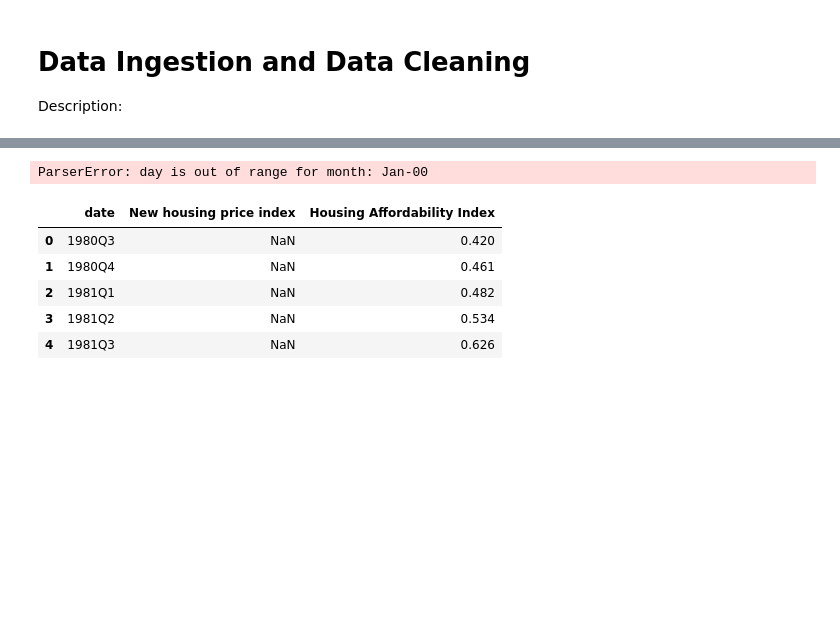
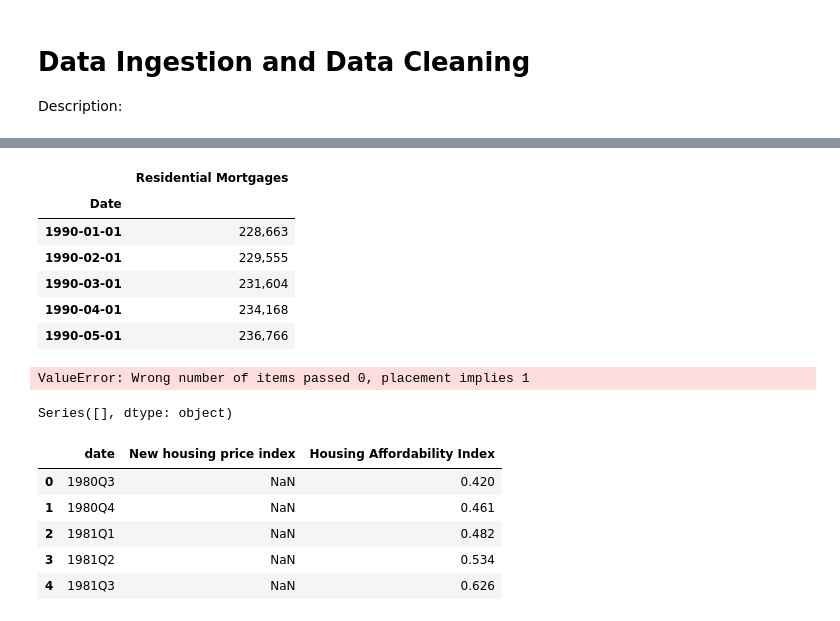
Before and after one commit to benjaminweymouth/Housing-Market-Forecasting-Time-Series-Analysis, a Jupyter notebook: Python Code/Qualitative_Multivariate Time Series.ipynb, the cells around one changed output, grey strips where cells are left out. Cells and saved outputs as stored; diff of their text form; code cells hidden in the pictures; blank space fills up the shorter version.

```diff
--- a/Python Code/Qualitative_Multivariate Time Series.ipynb
+++ b/Python Code/Qualitative_Multivariate Time Series.ipynb
@@ -121,25 +126,38 @@ Name: Date, dtype: bool
 # %%
 # Reset date column as index and rename main column
-res_mortgage_transp = res_mortgage_transp.set_index('Date')
-res_mortgage_transp = res_mortgage_transp.rename(columns={'Residential mortgages 14': 'Residential Mortgages'})
-res_mortgage_transp.head()
+#df_Residential_mortgages = df_Residential_mortgages.set_index('Date')
+df_Residential_mortgages = df_Residential_mortgages.rename(columns={'Residential mortgages 14': 'Residential Mortgages'})
+df_Residential_mortgages.head()
+# %% [output]
+|  | Residential Mortgages |
+| Date |  |
+| 1990-01-01 | 228,663 |
+| 1990-02-01 | 229,555 |
+| 1990-03-01 | 231,604 |
+| 1990-04-01 | 234,168 |
+| 1990-05-01 | 236,766 |
 # %%
 # Convert daily data to monthly through the resample function
+df_Residential_mortgages.index = pd.to_datetime(df_Residential_mortgages.index)
+df_Residential_mortgages_index = df_Residential_mortgages.resample('1Q').mean().tail()
+#df_Residential_mortgages.set_index(df_Residential_mortgages_index, inplace=True)
+df_Residential_mortgages['date'] = df_Residential_mortgages_index
+df_Residential_mortgages.tail()
 
-#res_mortgage_transp.index = pd.to_datetime(res_mortgage_transp.index)
-#res_mortgage_transp.resample('1Q').mean().tail()
+#shopify_csv = shopify_csv.set_index(pd.to_datetime(shopify_csv["date"], infer_datetime_format=True))
 
 
 #res_mortgage_transp['Date'] = pd.to_datetime(res_mortgage_transp['Date'], format='%b-%y').add(pd.offsets.MonthEnd(0))
-
-
-res_mortgage_transp['Date'] = pd.to_datetime(res_mortgage_transp['Date'])
-
+#res_mortgage_transp['Date'] = pd.to_datetime(res_mortgage_transp['Date'])
 #df['end_date'] = pd.to_datetime(
 #    df['end_date'], format='%b-%y'
 #).add(pd.offsets.MonthEnd(0))
 # %% [output]
-ParserError: day is out of range for month: Jan-00
+ValueError: Wrong number of items passed 0, placement implies 1
+# %%
+df_Residential_mortgages_index.dtypes
+# %% [output]
+Series([], dtype: object)
 # %%
 #take the csv in
 #extract this column name: Credit liabilities of households 1 2 3
```
Also changed, not shown: parts of 10 cells of this notebook, 2 other files.
